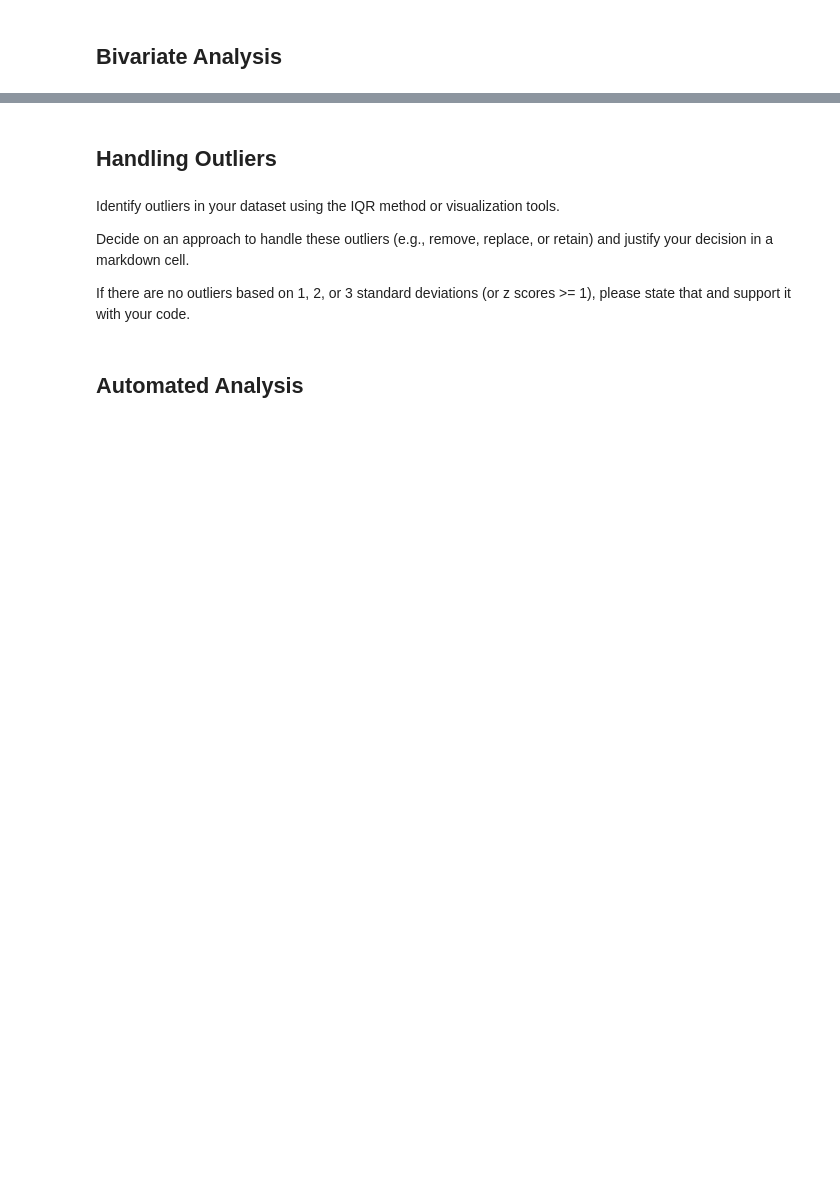
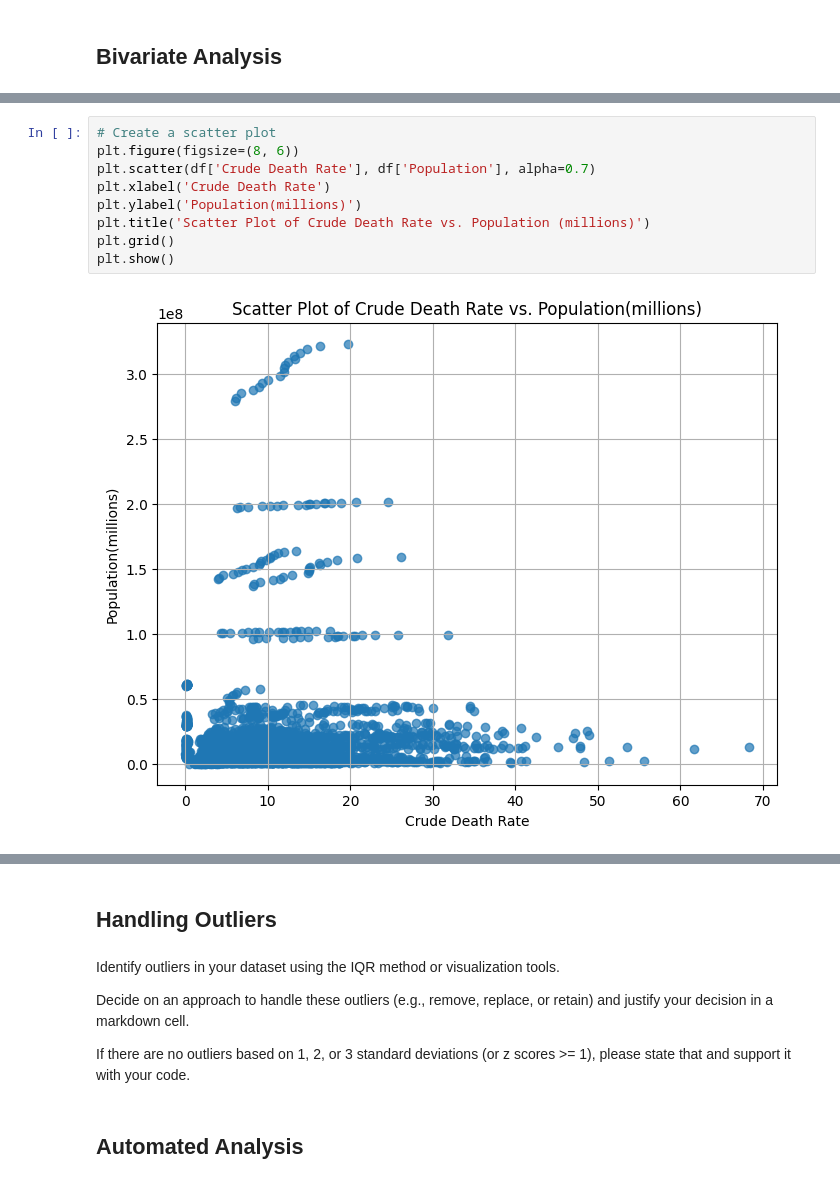
Before and after one commit to bonitr02/datasci_3_eda, a Jupyter notebook: datasci_3_eda.ipynb, the cells around one changed output, grey strips where cells are left out. Drawn from its saved outputs; the diff is of its cells as text; blank space fills up the shorter version.

```diff
--- a/datasci_3_eda.ipynb
+++ b/datasci_3_eda.ipynb
@@ -54 +189,12 @@ Analyze the relationship between pairs of variables.
 Use scatter plots to explore potential relationships between two numerical variables.
+# %%
+# Create a scatter plot
+plt.figure(figsize=(8, 6))
+plt.scatter(df['Crude Death Rate'], df['Population'], alpha=0.7)
+plt.xlabel('Crude Death Rate')
+plt.ylabel('Population(millions)')
+plt.title('Scatter Plot of Crude Death Rate vs. Population (millions)')
+plt.grid()
+plt.show()
+# %% [output]
+[figure, added]
```
Also changed, not shown: parts of 16 cells of this notebook.
